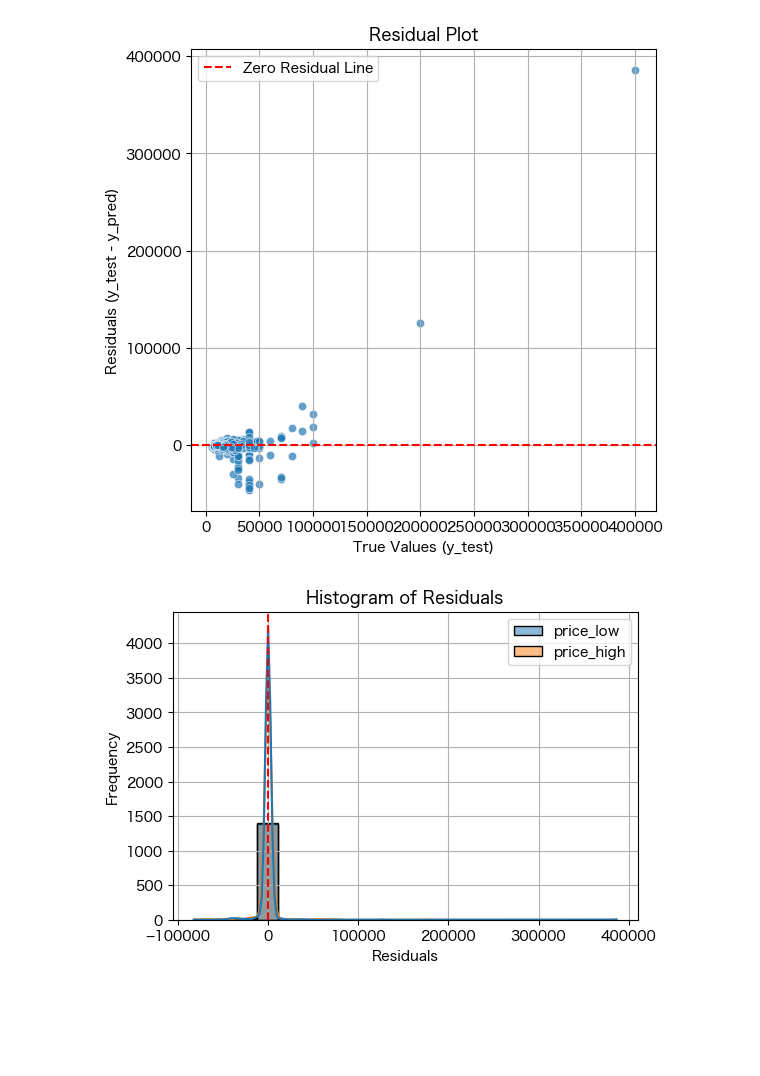
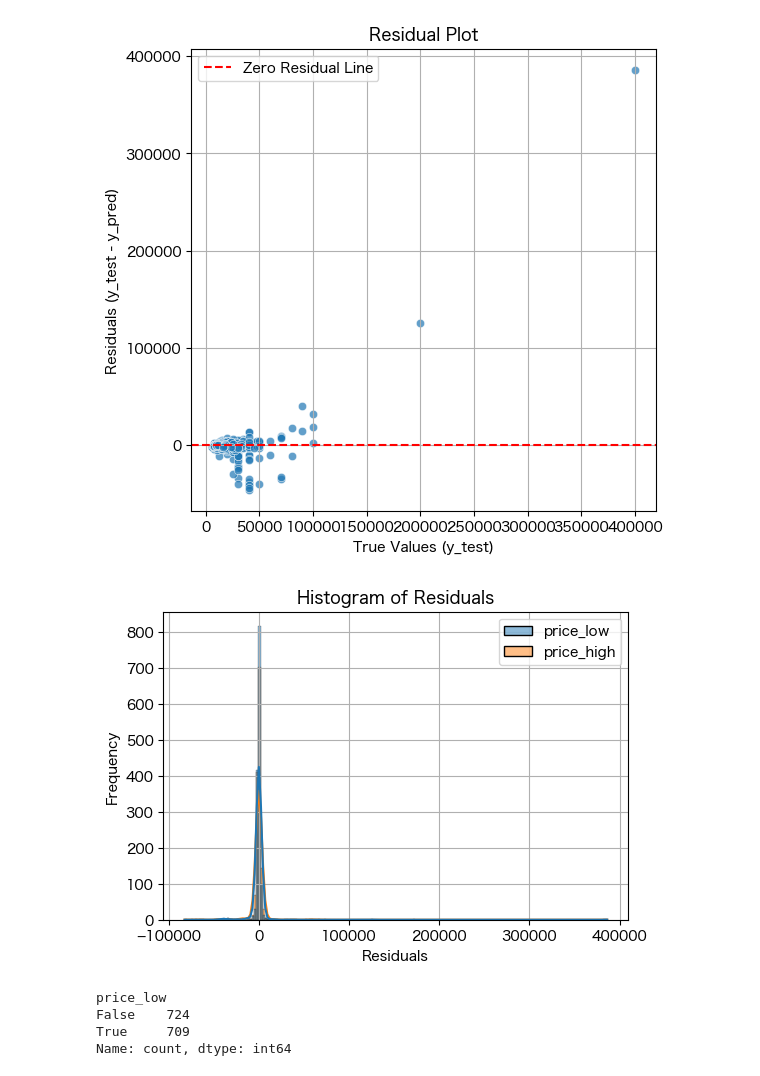
Before and after one commit to tk42/eff-models, a Jupyter notebook: analysis.ipynb, the cells around one changed output. Cells and saved outputs as stored; diff of their text form; code cells hidden in the pictures; blank space fills up the shorter version.

```diff
--- a/analysis.ipynb
+++ b/analysis.ipynb
@@ -28,6 +28,8 @@ for file in files:
 
 # PolarsのDataFrameに変換
 df_polar = pl.DataFrame(data_list, infer_schema_length=1000)
+# %%
+df_polar = df_polar.sort('date')
 # %%
 # 統計情報の表示
 df_polar.describe()
@@ -49,6 +60,7 @@ df = df_polar.to_pandas()
 # %%
 # スギとヒノキのみを抽出
 df = df[df['tree_species'].isin(['スギ', 'ヒノキ'])]
+df = df[~df['diameter_class'].isin(['元木良材', 'その他'])]  #  '元木良材' と 'その他' を除く
 # %%
 import pandas as pd
 import numpy as np
@@ -143,7 +155,7 @@ pipeline = Pipeline([
 # 5) 学習データとテストデータに分割
 # ===========================================
 # 時系列を意識するなら shuffle=False にして過去→未来の分割にするなど調整してください
-X_train, X_test, y_train, y_test = train_test_split(X, y, test_size=0.2, shuffle=False)
+X_train, X_test, y_train, y_test = train_test_split(X, y, test_size=0.2, shuffle=True)  # 今は時系列を意識しないようにしている
 
 # ===========================================
 # 6) モデル学習
@@ -262,12 +290,19 @@ plt.show()
 [figure]
 # %%
 plt.figure(figsize=(6, 4))
-sns.histplot(residuals, bins=20, kde=True, edgecolor="black")
-plt.axvline(0, color="red", linestyle="--")
+sns.histplot(residuals, bins=200, kde=True, edgecolor="black")
+# plt.axvline(0, color="red", linestyle="--")
 plt.xlabel("Residuals")
 plt.ylabel("Frequency")
 plt.title("Histogram of Residuals")
 plt.grid()
 plt.show()
 # %% [output]
-[figure, old version]
+[figure, new version]
+# %%
+(residuals>0)['price_low'].value_counts()
+# %% [output]
+price_low
+False    724
+True     709
+Name: count, dtype: int64
```
Also changed, not shown: parts of 9 cells of this notebook, 9 other files.
